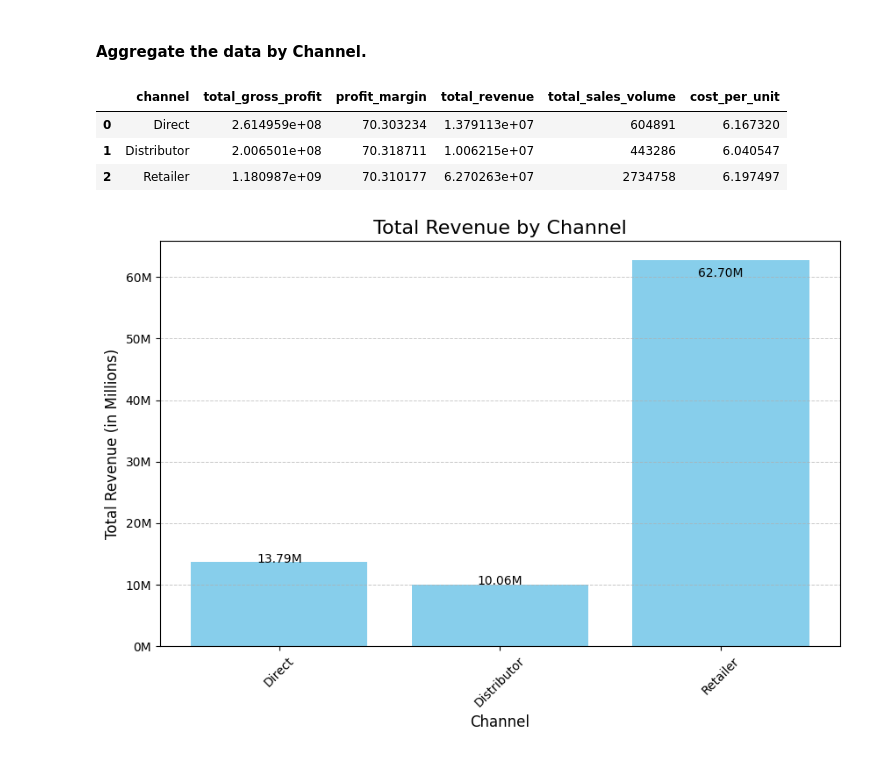
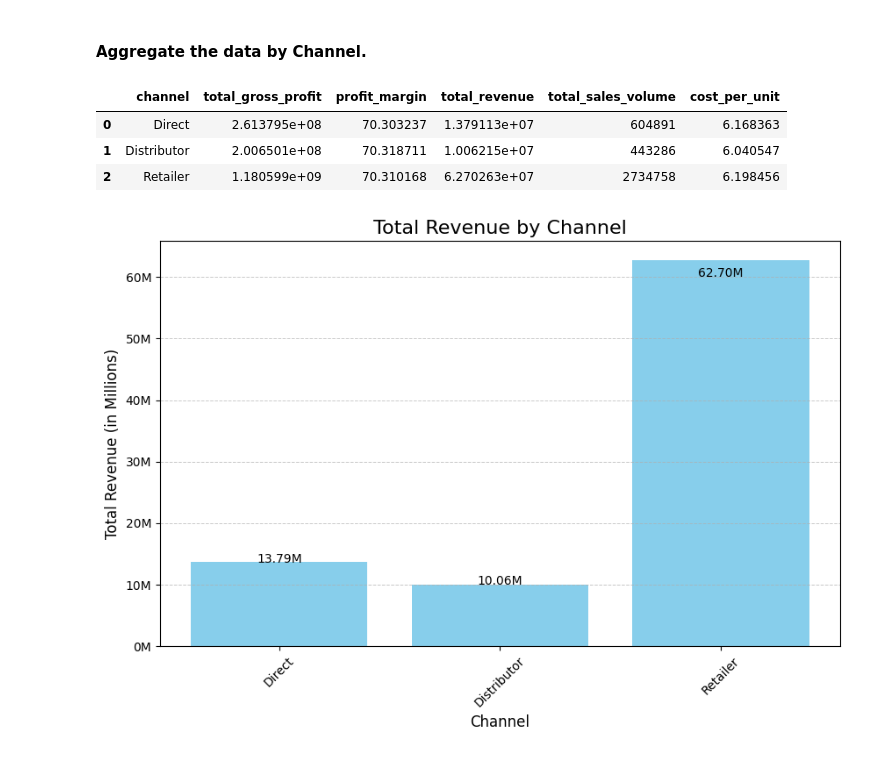
Before and after one commit to CesarChaparro1974/Financial_Analysis_Project, a Jupyter notebook: final_project.ipynb, the cells around one changed output. Cells and saved outputs as stored; diff of their text form; code cells hidden in the pictures.

```diff
--- a/final_project.ipynb
+++ b/final_project.ipynb
@@ -77,3 +78,3 @@ import seaborn as sns
 # %%
-con = sqlite3.connect('/Users/cesarchaparro/Desktop/TripleTen/Sprint_12/Final_Project/atliq_db.sqlite3')
+con = sqlite3.connect('/Users/cesarchaparro/Desktop/TripleTen/Sprint_12/Final_Project/Final_project/atliq_db.sqlite3')
 # %%
@@ -841,0 +884,12 @@ print(total_frequency)
+# %%
+# SQL query to exclude rows with sold_quantity = 0 on '2017-09-01'
+query = """
+SELECT *
+FROM fact_sales_monthly
+WHERE NOT (sold_quantity = 0 AND date = '2017-09-01');
+"""
+
+# Create the new cleaned DataFrame
+fact_sales_monthly_clean = pd.read_sql_query(query, con)
+fact_sales_monthly_clean.to_sql('fact_sales_monthly_clean', con, if_exists='replace', index=False)
+fact_sales_monthly_clean.info()
@@ -1518,7 +1609,7 @@ WITH gross_profit_calculation AS (
         (fgp.gross_price - fmc.manufacturing_cost) AS gross_profit_per_unit,
         (fsm.sold_quantity * (fgp.gross_price - fmc.manufacturing_cost)) AS gross_profit
     FROM
-        fact_sales_monthly fsm
+        fact_sales_monthly_clean fsm
     INNER JOIN
         fact_gross_price fgp ON fsm.product_code = fgp.product_code AND fsm.fiscal_year = fgp.fiscal_year
     INNER JOIN
@@ -1531,7 +1622,7 @@ total_revenue AS (
         dc.channel,
         SUM(fsm.sold_quantity * fgp.gross_price) AS total_revenue
     FROM
-        fact_sales_monthly fsm
+        fact_sales_monthly_clean fsm
     JOIN
         fact_gross_price fgp ON fsm.product_code = fgp.product_code AND fsm.fiscal_year = fgp.fiscal_year
     JOIN
@@ -1544,7 +1635,7 @@ total_sales_volume AS (
         dc.channel,
         SUM(fsm.sold_quantity) AS total_sales_volume
     FROM
-        fact_sales_monthly fsm
+        fact_sales_monthly_clean fsm
     JOIN
         dim_customer dc ON fsm.customer_code = dc.customer_code
     GROUP BY
@@ -1555,7 +1646,7 @@ cost_per_unit_calculation AS (
         dc.channel,
         AVG(fmc.manufacturing_cost) AS cost_per_unit
     FROM
-        fact_sales_monthly fsm
+        fact_sales_monthly_clean fsm
     INNER JOIN
         fact_manufacturing_cost fmc ON fsm.product_code = fmc.product_code AND fsm.fiscal_year = fmc.cost_year
     INNER JOIN
@@ -1571,38 +1662,38 @@ aggregated_data AS (
     FROM
         gross_profit_calculation gp
     INNER JOIN
-        fact_sales_monthly fsm ON gp.product_code = fsm.product_code AND gp.customer_code = fsm.customer_code
+        fact_sales_monthly_clean fsm ON gp.product_code = fsm.product_code AND gp.customer_code = fsm.customer_code
     INNER JOIN
         fact_gross_price fgp ON gp.product_code = fgp.product_code AND fsm.fiscal_year = fgp.fiscal_year
     GROUP BY
         gp.channel
 )
 SELECT
     ad.channel,
     ad.total_gross_profit,
     ad.profit_margin,
     tr.total_revenue,
     tsv.total_sales_volume,
     cp.cost_per_unit
 FROM
     aggregated_data ad
 INNER JOIN
     total_revenue tr ON ad.channel = tr.channel
 INNER JOIN
     total_sales_volume tsv ON ad.channel = tsv.channel
 INNER JOIN
     cost_per_unit_calculation cp ON ad.channel = cp.channel
 ORDER BY
     ad.channel;
 """
 aggregated_by_channel = pd.read_sql_query(query_channel, con)
 aggregated_by_channel.to_sql('aggregated_by_channel', con, if_exists='replace', index=False)
 aggregated_by_channel
 # %% [output]
 |  | channel | total_gross_profit | profit_margin | total_revenue | total_sales_volume | cost_per_unit |
-| 0 | Direct | 2.614959e+08 | 70.303234 | 1.379113e+07 | 604891 | 6.167320 |
+| 0 | Direct | 2.613795e+08 | 70.303237 | 1.379113e+07 | 604891 | 6.168363 |
 | 1 | Distributor | 2.006501e+08 | 70.318711 | 1.006215e+07 | 443286 | 6.040547 |
-| 2 | Retailer | 1.180987e+09 | 70.310177 | 6.270263e+07 | 2734758 | 6.197497 |
+| 2 | Retailer | 1.180599e+09 | 70.310168 | 6.270263e+07 | 2734758 | 6.198456 |
 # %%
 # plot total revenue by channel
 # extract the 'channel' and 'total_revenue' columns
```
Also changed, not shown: parts of 44 cells of this notebook, 1 other file.
